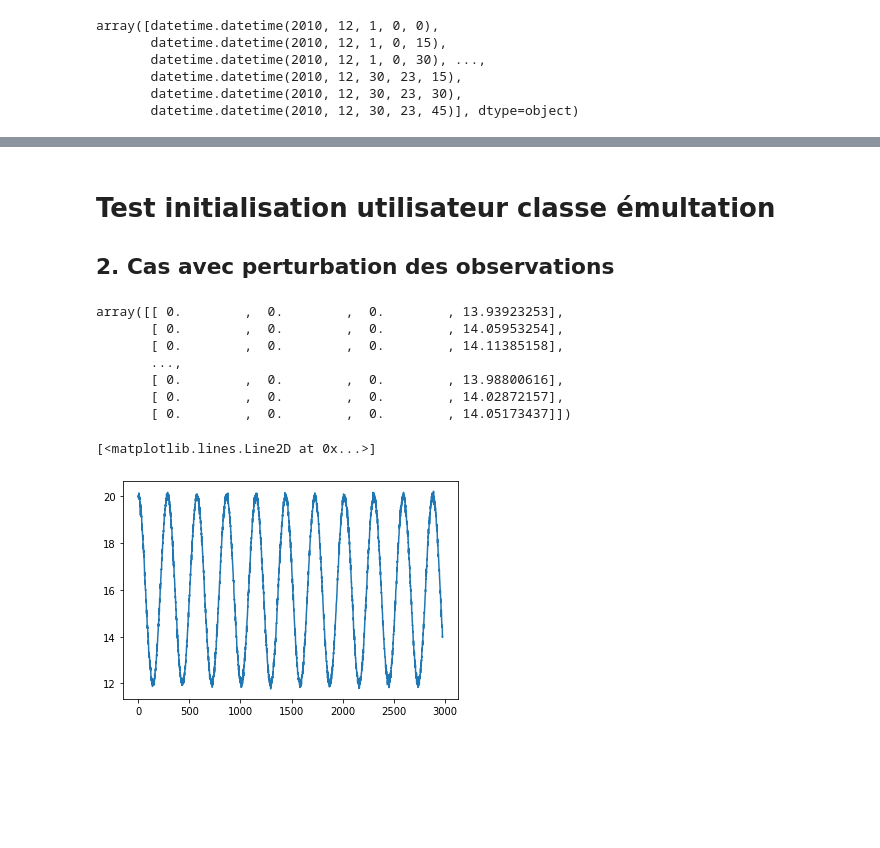
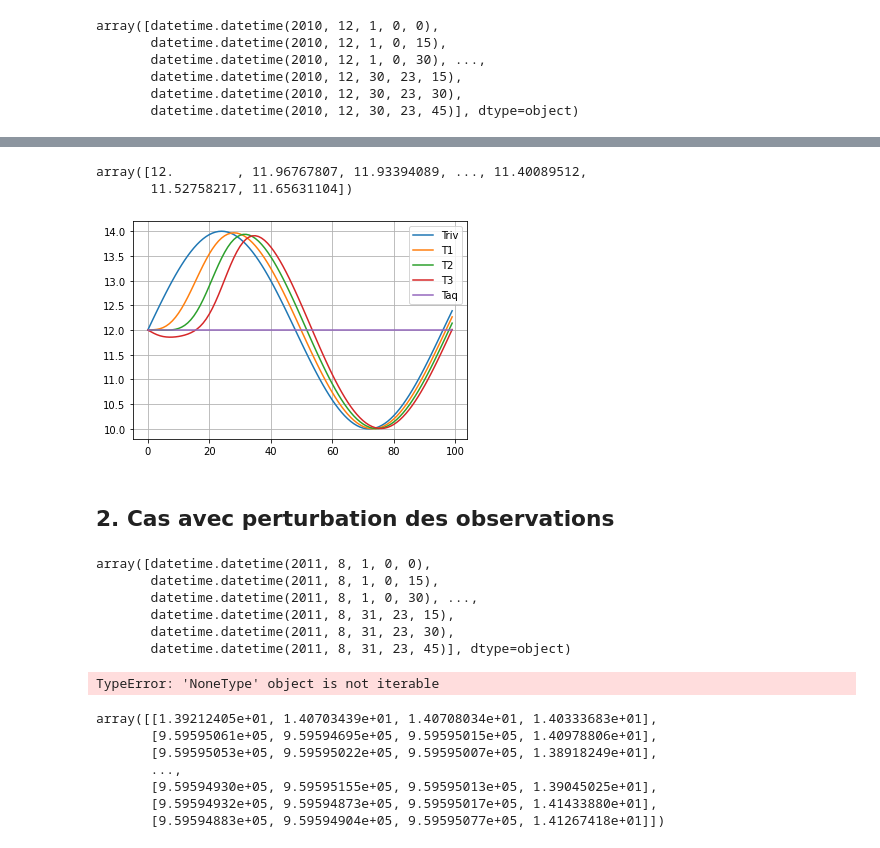
Before and after one commit to ameliemelorene/pyheatmy2022, a Jupyter notebook: demo_gen_test.ipynb, the cells around one changed output, grey strips where cells are left out. Drawn from its saved outputs; the diff is of its cells as text; code cells hidden in the pictures; blank space fills up the shorter version.

Commit message:
maj demo_gen_test + gen_test.py

```diff
--- a/demo_gen_test.ipynb
+++ b/demo_gen_test.ipynb
@@ -116,5 +173,21 @@ emu_observ_test_user1._T_Shaft_measures
+# %%
+emu_observ_test_user1._T_Shaft[:,2]
+# %% [output]
+array([12.        , 11.96767807, 11.93394089, ..., 11.40089512,
+       11.52758217, 11.65631104])
+# %%
+# les sorties des différents capteurs après passage dans le modèle direct
+nt = 100
+plt.plot(emu_observ_test_user1._T_riv[:nt], label="Triv")
+n_sens = len(emu_observ_test_user1._T_Shaft[0])
+for i in range(n_sens-1):
+    plt.plot(emu_observ_test_user1._T_Shaft[:nt,i], label="T{}".format(i+1))
+plt.plot(emu_observ_test_user1._T_Shaft[:nt,n_sens-1], label="Taq")
+plt.legend()
+plt.grid()
+# %% [output]
+[figure, added]
 # %% [markdown]
-# Test initialisation utilisateur classe émultation
 ## 2. Cas avec perturbation des observations
 # %%
 t_debut = (2011, 8, 1)
@@ -145,0 +222,9 @@ emu_observ_test_user2 = Time_series.from_dict(time_series_dict_user2)
+# %%
+emu_observ_test_user2._dates
+# %% [output]
+array([datetime.datetime(2011, 8, 1, 0, 0),
+       datetime.datetime(2011, 8, 1, 0, 15),
+       datetime.datetime(2011, 8, 1, 0, 30), ...,
+       datetime.datetime(2011, 8, 31, 23, 15),
+       datetime.datetime(2011, 8, 31, 23, 30),
+       datetime.datetime(2011, 8, 31, 23, 45)], dtype=object)
@@ -145,0 +233,26 @@ emu_observ_test_user2 = Time_series.from_dict(time_series_dict_user2)
+# %%
+# l'utilisateur génère un dictionnaire avec les données importantes de la colonne
+name ="Couche en sable"
+zLow = 0.4
+moinslog10K = 3
+n = 0.1
+lambda_s = 2
+rhos_cs = 4e6
+
+# on utilise les mesures générées précédemment
+col_dict2 = {
+	"river_bed": 1.,
+    "depth_sensors": [.1, .2, .3, .4], #En vrai y aura une 4e valeur ici mais ca prendra en charge pareil
+	"offset": .0,
+    "dH_measures": emu_observ_test_user2._T_riv_dH_measures,
+    "T_measures": emu_observ_test_user2._T_Shaft_measures,
+    "sigma_meas_P": emu_observ_test_user2._sigma_P, #float
+    "sigma_meas_T": emu_observ_test_user2._sigma_T, #float
+}
+
+col2 = Column.from_dict(col_dict2)
+
+# modèle une couche
+layers_list2= layersListCreator([(name, zLow, moinslog10K, n, lambda_s, rhos_cs)])
+# %% [output]
+TypeError: 'NoneType' object is not iterable
@@ -146,17 +262,11 @@ emu_observ_test_user2 = Time_series.from_dict(time_series_dict_user2)
 # %%
 emu_observ_test_user2._generate_perturb_Shaft_Temp_series()
-emu_observ_test_user2._T_Shaft_perturb
+emu_observ_test_user2._generate_perturb_T_riv_dH_series()
 # %% [output]
-array([[ 0.        ,  0.        ,  0.        , 13.93923253],
-       [ 0.        ,  0.        ,  0.        , 14.05953254],
-       [ 0.        ,  0.        ,  0.        , 14.11385158],
+array([[1.39212405e+01, 1.40703439e+01, 1.40708034e+01, 1.40333683e+01],
+       [9.59595061e+05, 9.59594695e+05, 9.59595015e+05, 1.40978806e+01],
+       [9.59595053e+05, 9.59595022e+05, 9.59595007e+05, 1.38918249e+01],
        ...,
-       [ 0.        ,  0.        ,  0.        , 13.98800616],
-       [ 0.        ,  0.        ,  0.        , 14.02872157],
-       [ 0.        ,  0.        ,  0.        , 14.05173437]])
+       [9.59594930e+05, 9.59595155e+05, 9.59595013e+05, 1.39045025e+01],
+       [9.59594932e+05, 9.59594873e+05, 9.59595017e+05, 1.41433880e+01],
+       [9.59594883e+05, 9.59594904e+05, 9.59595077e+05, 1.41267418e+01]])
-# %%
-emu_observ_test_user2._generate_perturb_T_riv_dH_series()
-plt.plot(emu_observ_test_user2._T_riv_perturb)
-# %% [output]
-[<matplotlib.lines.Line2D at 0x...>]
-[figure, removed]
```
Also changed, not shown: parts of 13 cells of this notebook, 2 other files.
